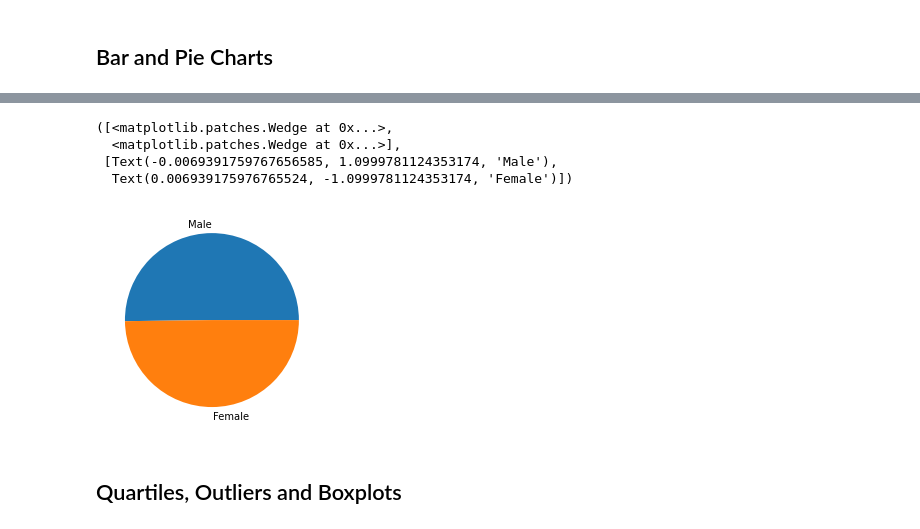
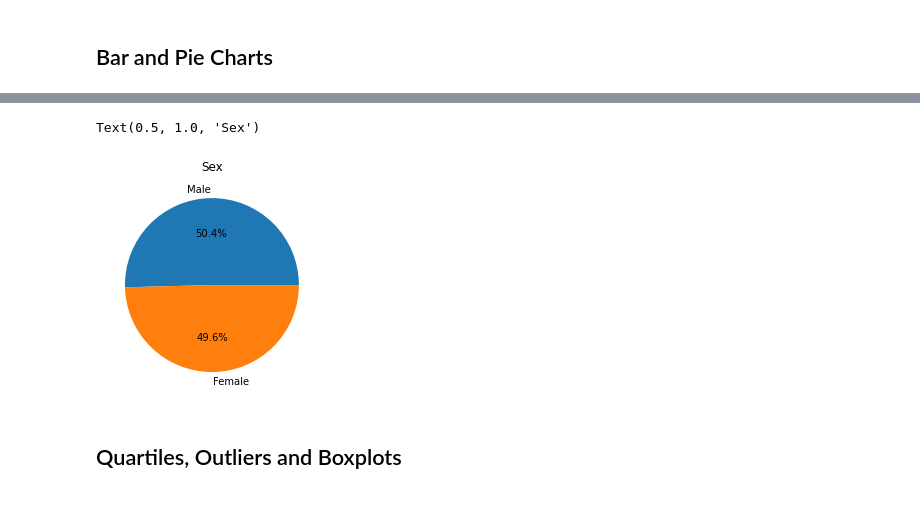
Before and after one commit to simoncastellanos9/matplotlib-challenge, a Jupyter notebook: pymaceuticals.ipynb, the cells around one changed output, grey strips where cells are left out. Cells and saved outputs as stored; diff of their text form; code cells hidden in the pictures.

```diff
--- a/pymaceuticals.ipynb
+++ b/pymaceuticals.ipynb
@@ -76,10 +83,11 @@ duplicate_mouse
 | 920 | g989 | Propriva | Female | 21 | 26 | 35 | 62.570880 | ... |
 # %%
 # Create a clean DataFrame by dropping the duplicate mouse by its ID.
-clean_df = mouse_data.drop_duplicates(
-  subset = ['Mouse ID', 'Timepoint'],
-  keep = 'last').reset_index(drop = True)
+indexNames = mouse_data[mouse_data['Mouse ID'] == "g989"].index
+mouse_data.drop(indexNames,inplace=True)
+clean_df = mouse_data.copy()
 clean_df
+#Dropped all recordings of the mouse id that was duplicated
 # %% [output]
 |  | Mouse ID | Drug Regimen | Sex | Age_months | Weight (g) | Timepoint | Tumor Volume (mm3) | ... |
 | 0 | k403 | Ramicane | Male | 21 | 16 | 0 | 45.000000 | ... |
@@ -188,13 +213,11 @@ sex_chart = sex_count.plot(kind="pie")
 # %%
 # Generate a pie plot showing the distribution of female versus male mice using pyplot
 sex=['Male','Female']
-plt.pie(sex_count,labels=sex)
+plt.pie(sex_count,labels=sex,autopct="%1.1f%%")
+plt.title("Sex")
 # %% [output]
-([<matplotlib.patches.Wedge at 0x...>,
-  <matplotlib.patches.Wedge at 0x...>],
- [Text(-0.0069391759767656585, 1.0999781124353174, 'Male'),
-  Text(0.006939175976765524, -1.0999781124353174, 'Female')])
+Text(0.5, 1.0, 'Sex')
-[figure, old version]
+[figure, new version]
 # %% [markdown]
 ## Quartiles, Outliers and Boxplots
 # %%
```
Also changed, not shown: parts of 9 cells of this notebook.
